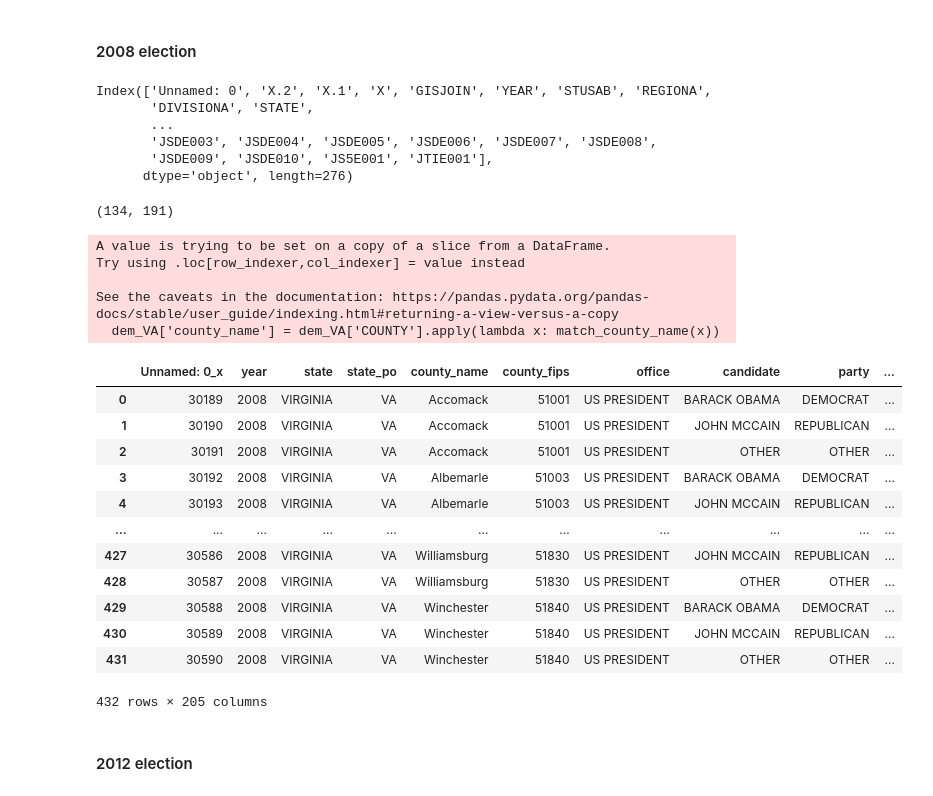
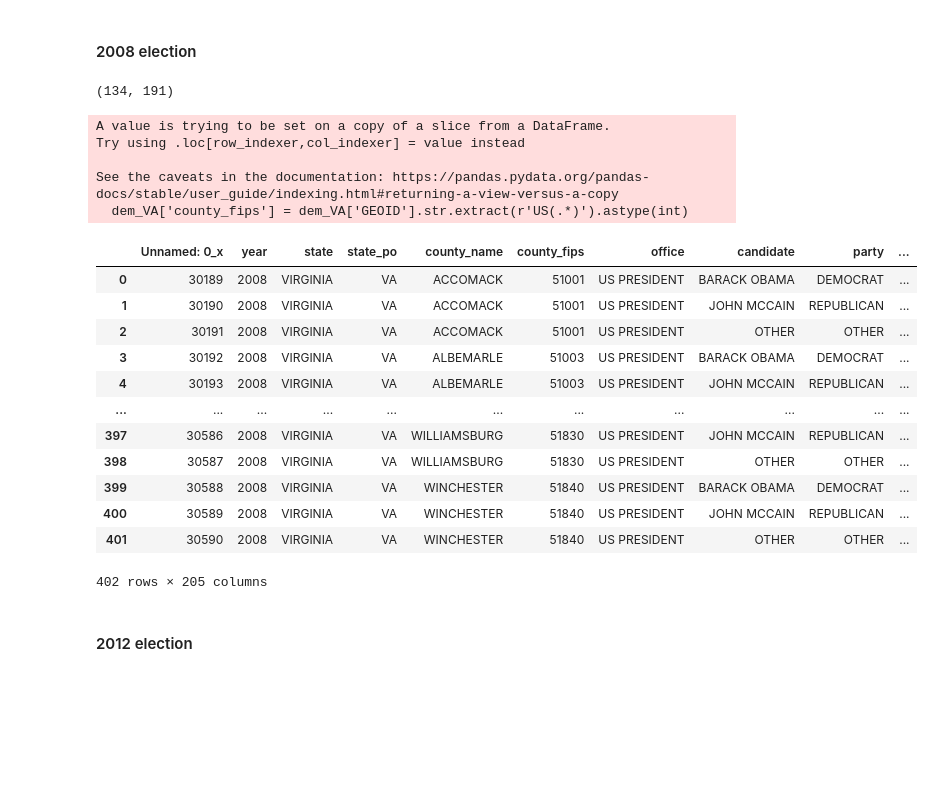
Before and after one commit to Catherine-Nguyen88/project_voting, a Jupyter notebook: merging_and_wrangling.ipynb, the cells around one changed output. Drawn from its saved outputs; the diff is of its cells as text; code cells hidden in the pictures; blank space fills up the shorter version.

```diff
--- a/merging_and_wrangling.ipynb
+++ b/merging_and_wrangling.ipynb
@@ -125,55 +125,41 @@ merged_2004.head(5)
 5 rows × 289 columns
 # %% [markdown]
 #### 2008 election
-# %%
-print(dem_VA.columns)
-# %% [output]
-Index(['Unnamed: 0', 'X.2', 'X.1', 'X', 'GISJOIN', 'YEAR', 'STUSAB', 'REGIONA',
-       'DIVISIONA', 'STATE',
-       ...
-       'JSDE003', 'JSDE004', 'JSDE005', 'JSDE006', 'JSDE007', 'JSDE008',
-       'JSDE009', 'JSDE010', 'JS5E001', 'JTIE001'],
-      dtype='object', length=276)
 # %%
 # extract demographic data
 fname = './project_voting/data/county_data/0002_ds191_20125_county_E.csv'
 dem = pd.read_csv(fname)
 # need to drop the 1st row
 dem = dem.drop([0])
 dem_VA = dem[dem['STATE'] == 'Virginia']
 print(dem_VA.shape) # the shape is correct for VA
 # rename for merging
-# dem_VA = dem_VA.rename(columns={'COUNTY':'county_name'})
-
-def match_county_name(county_name):
-  return county_name.replace(" County", "").replace(" city", "")
-
-dem_VA['county_name'] = dem_VA['COUNTY'].apply(lambda x: match_county_name(x))
+dem_VA['county_fips'] = dem_VA['GEOID'].str.extract(r'US(.*)').astype(int)
 dem_VA.head()
 
 # merge the datasets
-merged_2008 = voting_2008.merge(dem_VA, on='county_name', how='left')
+merged_2008 = voting_2008.merge(dem_VA, on='county_fips', how='inner')
 merged_2008
 # %% [output]
 (134, 191)
 A value is trying to be set on a copy of a slice from a DataFrame.
 Try using .loc[row_indexer,col_indexer] = value instead
 
 See the caveats in the documentation: https://pandas.pydata.org/pandas-docs/stable/user_guide/indexing.html#returning-a-view-versus-a-copy
-  dem_VA['county_name'] = dem_VA['COUNTY'].apply(lambda x: match_county_name(x))
+  dem_VA['county_fips'] = dem_VA['GEOID'].str.extract(r'US(.*)').astype(int)
 |  | Unnamed: 0_x | year | state | state_po | county_name | county_fips | office | candidate | party | ... |
-| 0 | 30189 | 2008 | VIRGINIA | VA | Accomack | 51001 | US PRESIDENT | BARACK OBAMA | DEMOCRAT | ... |
-| 1 | 30190 | 2008 | VIRGINIA | VA | Accomack | 51001 | US PRESIDENT | JOHN MCCAIN | REPUBLICAN | ... |
-| 2 | 30191 | 2008 | VIRGINIA | VA | Accomack | 51001 | US PRESIDENT | OTHER | OTHER | ... |
-| 3 | 30192 | 2008 | VIRGINIA | VA | Albemarle | 51003 | US PRESIDENT | BARACK OBAMA | DEMOCRAT | ... |
-| 4 | 30193 | 2008 | VIRGINIA | VA | Albemarle | 51003 | US PRESIDENT | JOHN MCCAIN | REPUBLICAN | ... |
+| 0 | 30189 | 2008 | VIRGINIA | VA | ACCOMACK | 51001 | US PRESIDENT | BARACK OBAMA | DEMOCRAT | ... |
+| 1 | 30190 | 2008 | VIRGINIA | VA | ACCOMACK | 51001 | US PRESIDENT | JOHN MCCAIN | REPUBLICAN | ... |
+| 2 | 30191 | 2008 | VIRGINIA | VA | ACCOMACK | 51001 | US PRESIDENT | OTHER | OTHER | ... |
+| 3 | 30192 | 2008 | VIRGINIA | VA | ALBEMARLE | 51003 | US PRESIDENT | BARACK OBAMA | DEMOCRAT | ... |
+| 4 | 30193 | 2008 | VIRGINIA | VA | ALBEMARLE | 51003 | US PRESIDENT | JOHN MCCAIN | REPUBLICAN | ... |
 | ... | ... | ... | ... | ... | ... | ... | ... | ... | ... | ... |
-| 427 | 30586 | 2008 | VIRGINIA | VA | Williamsburg | 51830 | US PRESIDENT | JOHN MCCAIN | REPUBLICAN | ... |
-| 428 | 30587 | 2008 | VIRGINIA | VA | Williamsburg | 51830 | US PRESIDENT | OTHER | OTHER | ... |
-| 429 | 30588 | 2008 | VIRGINIA | VA | Winchester | 51840 | US PRESIDENT | BARACK OBAMA | DEMOCRAT | ... |
-| 430 | 30589 | 2008 | VIRGINIA | VA | Winchester | 51840 | US PRESIDENT | JOHN MCCAIN | REPUBLICAN | ... |
-| 431 | 30590 | 2008 | VIRGINIA | VA | Winchester | 51840 | US PRESIDENT | OTHER | OTHER | ... |
+| 397 | 30586 | 2008 | VIRGINIA | VA | WILLIAMSBURG | 51830 | US PRESIDENT | JOHN MCCAIN | REPUBLICAN | ... |
+| 398 | 30587 | 2008 | VIRGINIA | VA | WILLIAMSBURG | 51830 | US PRESIDENT | OTHER | OTHER | ... |
+| 399 | 30588 | 2008 | VIRGINIA | VA | WINCHESTER | 51840 | US PRESIDENT | BARACK OBAMA | DEMOCRAT | ... |
+| 400 | 30589 | 2008 | VIRGINIA | VA | WINCHESTER | 51840 | US PRESIDENT | JOHN MCCAIN | REPUBLICAN | ... |
+| 401 | 30590 | 2008 | VIRGINIA | VA | WINCHESTER | 51840 | US PRESIDENT | OTHER | OTHER | ... |
-432 rows × 205 columns
+402 rows × 205 columns
 # %% [markdown]
 #### 2012 election
 # %%
```
Also changed, not shown: parts of 34 cells of this notebook.
